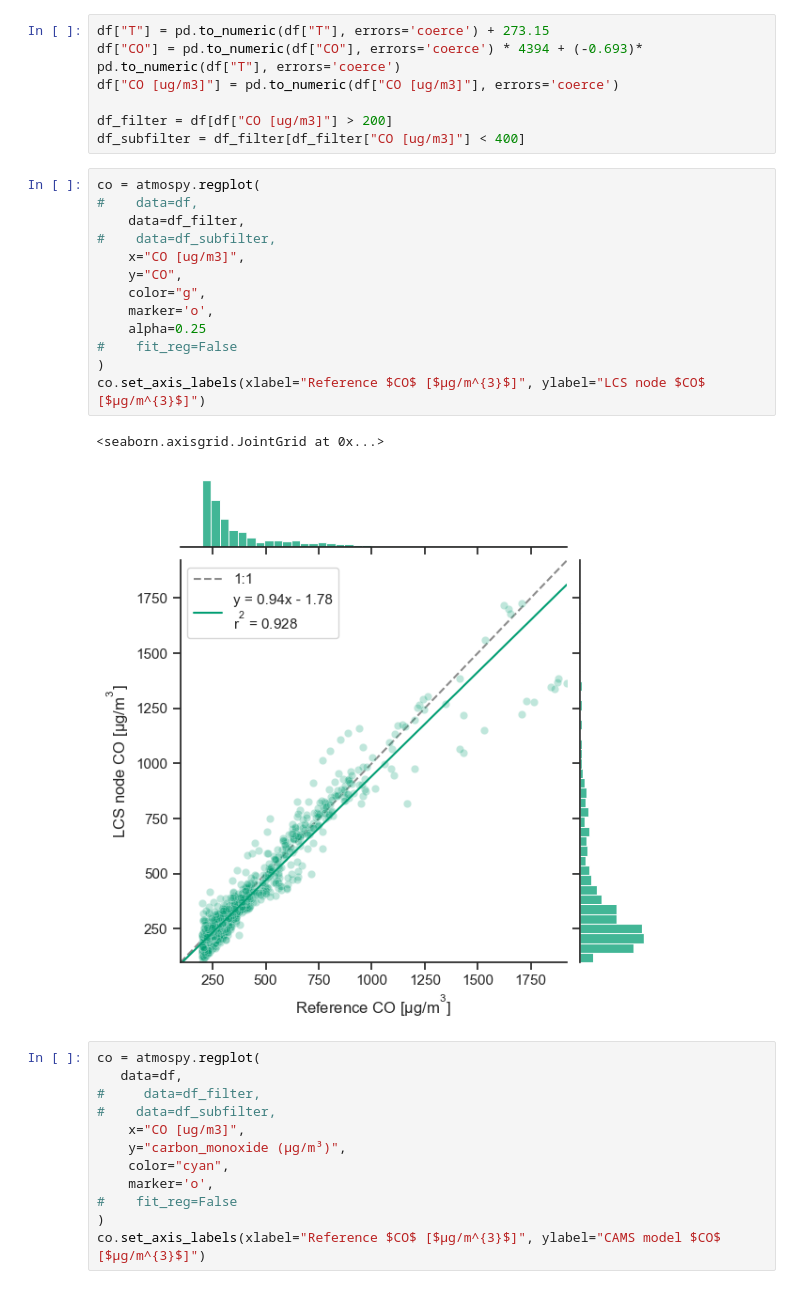
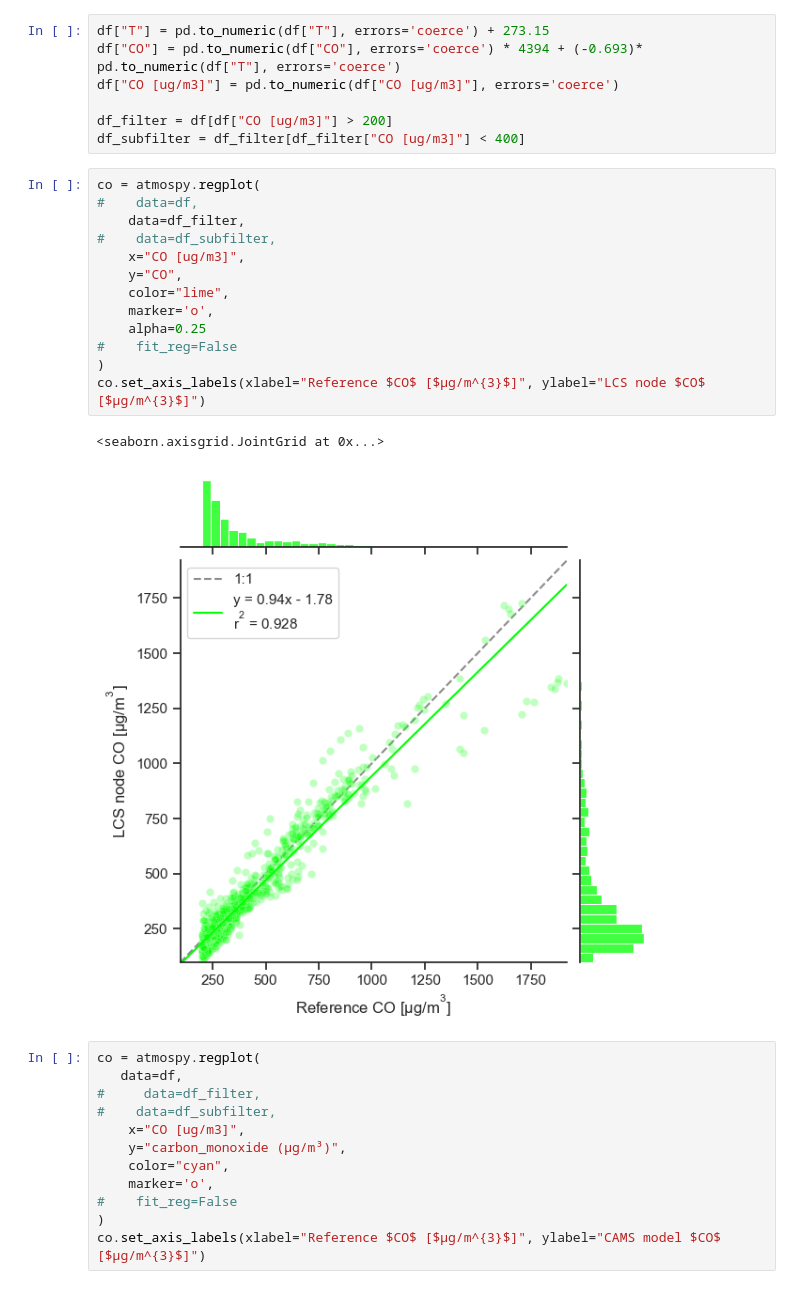
Before and after one commit to vn-hub/koloka, a Jupyter notebook: Eval1&2_winter.ipynb, the cells around one changed output. Cells and saved outputs as stored; diff of their text form.

```diff
--- a/Eval1&2_winter.ipynb
+++ b/Eval1&2_winter.ipynb
@@ -345,19 +345,19 @@ df_subfilter = df_filter[df_filter["CO [ug/m3]"] < 400]
 # %%
 co = atmospy.regplot(
 #    data=df,
     data=df_filter,
 #    data=df_subfilter,
     x="CO [ug/m3]",
     y="CO",
-    color="g",
+    color="lime",
     marker='o',
     alpha=0.25
 #    fit_reg=False
 )
 co.set_axis_labels(xlabel="Reference $CO$ [$µg/m^{3}$]", ylabel="LCS node $CO$ [$µg/m^{3}$]")
 # %% [output]
 <seaborn.axisgrid.JointGrid at 0x...>
-[figure, old version]
+[figure, new version]
 # %%
 co = atmospy.regplot(
    data=df,
```
Also changed, not shown: parts of 4 cells of this notebook, 2 other files.
